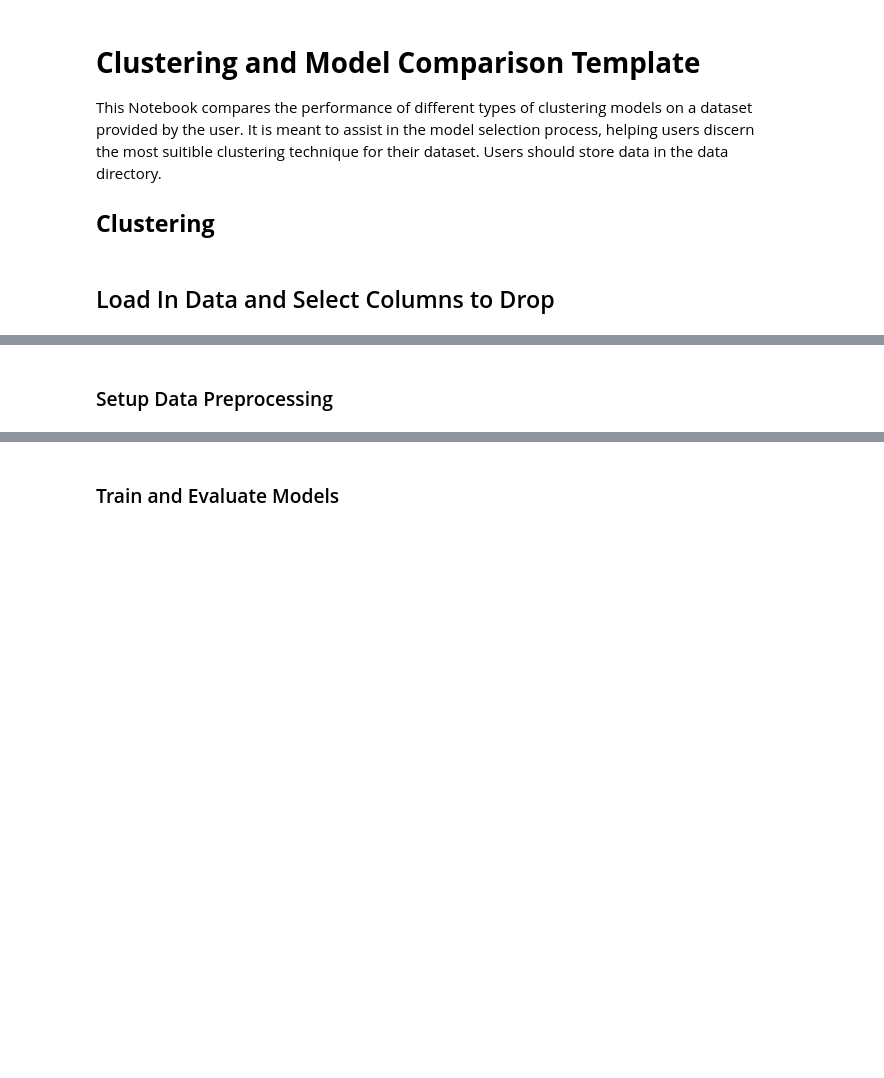
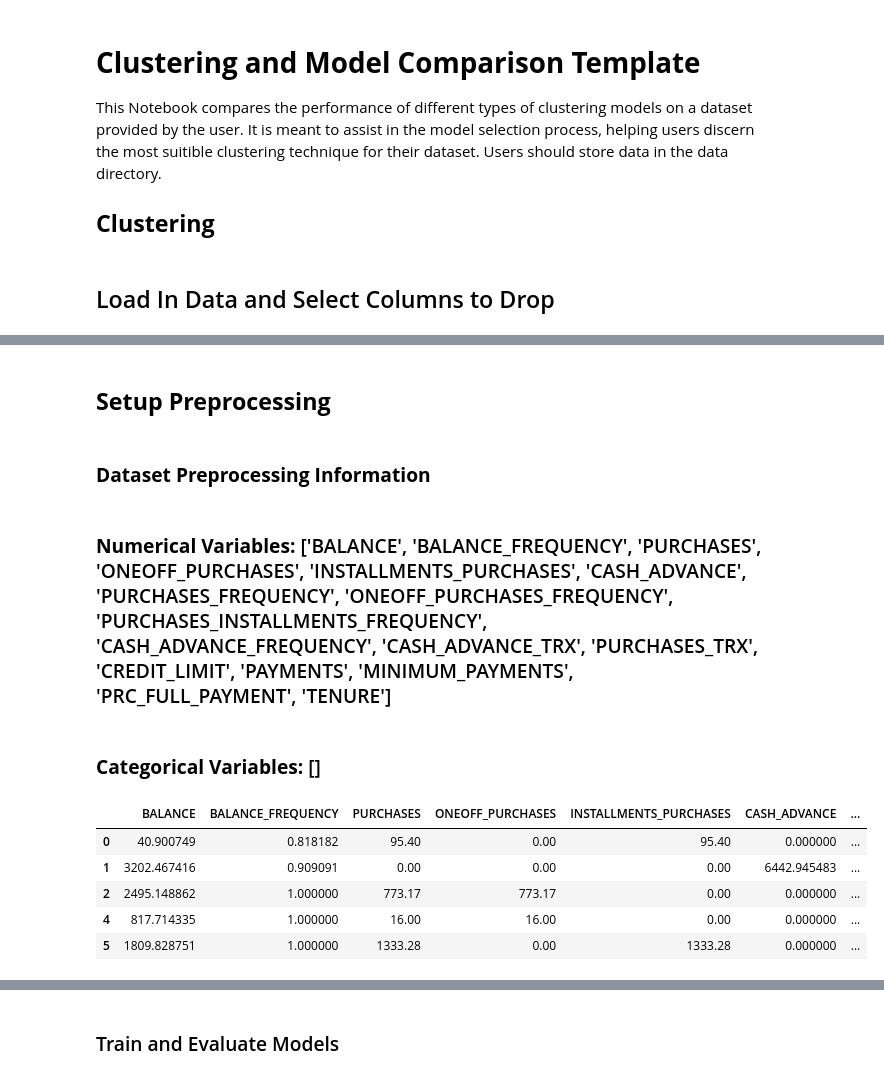
Before and after one commit to payumba-polydelta/regression-technique-comparison-template, a Jupyter notebook: clustering_template.ipynb, the cells around one changed output, grey strips where cells are left out. Drawn from its saved outputs; the diff is of its cells as text; code cells hidden in the pictures; blank space fills up the shorter version.

```diff
--- a/clustering_template.ipynb
+++ b/clustering_template.ipynb
@@ -33,28 +36,0 @@ COLUMNS_TO_DROP: list[str] = ["CUST_ID"]  # We don't need the customer ID for cl
-# %%
-def load_data(file_name: str = DATA_FILE_NAME, dropped_columns = COLUMNS_TO_DROP) -> pd.DataFrame:
-    """
-    Loads in user's input file as a pandas DataFrame.
-
-    Args:
-        file_name (str): Name of file containing data for clustering
-    Returns:
-        pd.DataFrame: Dataframe of feature variable values for all data entries
-    """
-    file_name = "data/" + file_name
-    file_extension = file_name.split(".")[-1]
-
-    if file_extension == "csv":
-        df = pd.read_csv(file_name)
-    elif file_extension in ["xls", "xlsx"]:
-        df = pd.read_excel(file_name)
-    elif file_extension == "json":
-        df = pd.read_json(file_name)
-    else:
-        raise ValueError("Unsupported file format. Please upload a CSV, Excel, or JSON file.")
-
-    df.drop_duplicates(inplace = True)
-    df.drop(columns = dropped_columns, inplace = True)
-
-    return df
-
-data_df = load_data()
@@ -61,2 +384,2 @@ data_df = load_data()
 # %% [markdown]
-### Setup Data Preprocessing
+## **Setup Preprocessing**
@@ -82,0 +386,24 @@ X = preprocess_data(data_df)
+# %% [markdown]
+### **Dataset Preprocessing Information**
+# %%
+display_markdown(md(f"### **Numerical Variables:** {numerical_variables}"))
+display_markdown(md(f"### **Categorical Variables:** {categorical_variables}"))
+
+if len(categorical_variables) != 0:
+    print()
+    display_markdown(md("### **Unique Entries for Categorical Variables**"))
+
+    for variable in categorical_variables:
+        unique_entries = list(data_df[variable].unique())
+        display_markdown(md(f"* #### **{variable}** Variable: {unique_entries}"))
+
+display_dataframe(data_df.head())
+# %% [output]
+### **Numerical Variables:** ['BALANCE', 'BALANCE_FREQUENCY', 'PURCHASES', 'ONEOFF_PURCHASES', 'INSTALLMENTS_PURCHASES', 'CASH_ADVANCE', 'PURCHASES_FREQUENCY', 'ONEOFF_PURCHASES_FREQUENCY', 'PURCHASES_INSTALLMENTS_FREQUENCY', 'CASH_ADVANCE_FREQUENCY', 'CASH_ADVANCE_TRX', 'PURCHASES_TRX', 'CREDIT_LIMIT', 'PAYMENTS', 'MINIMUM_PAYMENTS', 'PRC_FULL_PAYMENT', 'TENURE']
+### **Categorical Variables:** []
+|  | BALANCE | BALANCE_FREQUENCY | PURCHASES | ONEOFF_PURCHASES | INSTALLMENTS_PURCHASES | CASH_ADVANCE | ... |
+| 0 | 40.900749 | 0.818182 | 95.40 | 0.00 | 95.40 | 0.000000 | ... |
+| 1 | 3202.467416 | 0.909091 | 0.00 | 0.00 | 0.00 | 6442.945483 | ... |
+| 2 | 2495.148862 | 1.000000 | 773.17 | 773.17 | 0.00 | 0.000000 | ... |
+| 4 | 817.714335 | 1.000000 | 16.00 | 16.00 | 0.00 | 0.000000 | ... |
+| 5 | 1809.828751 | 1.000000 | 1333.28 | 0.00 | 1333.28 | 0.000000 | ... |
```
Also changed, not shown: parts of 26 cells of this notebook, 1 other file.
